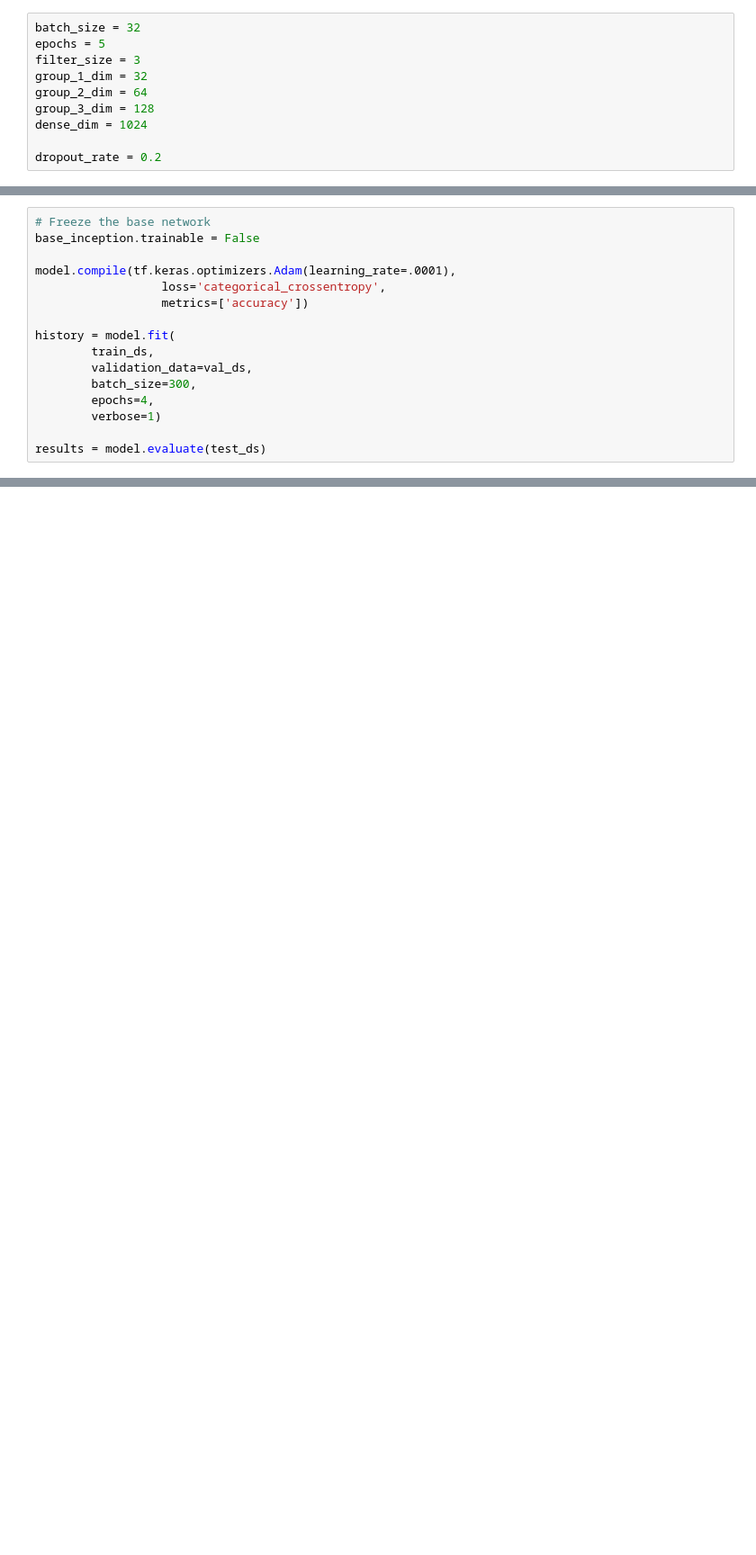
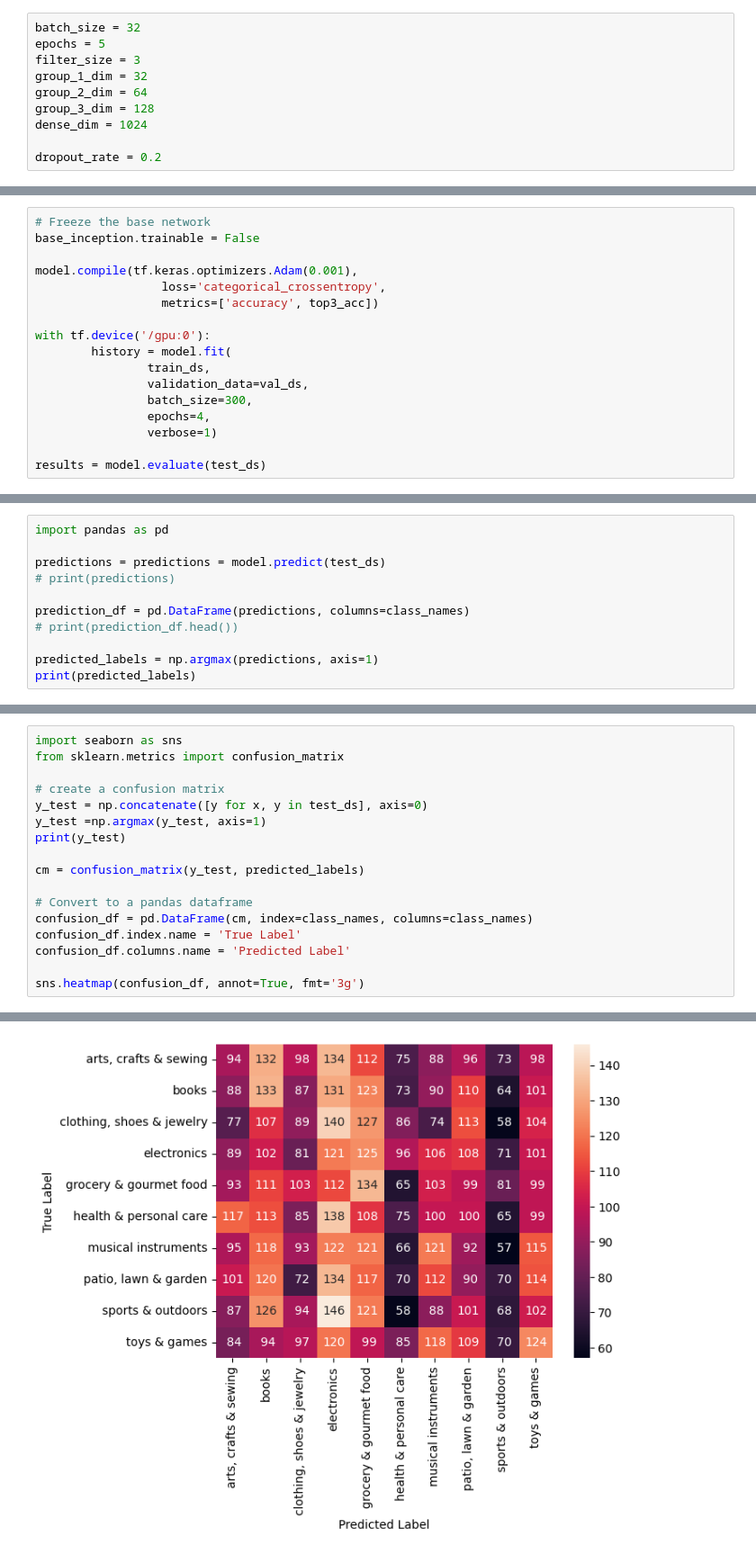
Before and after one commit to Ajzboss/amazon-product-classification, a Jupyter notebook: cifar10_gln.ipynb, the cells around one changed output, grey strips where cells are left out. Shown at 90% size. Saved outputs shown, nothing was run; the diff lists cells and outputs as text; blank space fills up the shorter version.

```diff
--- a/cifar10_gln.ipynb
+++ b/cifar10_gln.ipynb
@@ -93,16 +116,17 @@ model = Model(inputs=input_layer, outputs=output_layer)
 # Freeze the base network
 base_inception.trainable = False
 
-model.compile(tf.keras.optimizers.Adam(learning_rate=.0001),
+model.compile(tf.keras.optimizers.Adam(0.001),
                   loss='categorical_crossentropy',
-                  metrics=['accuracy'])
+                  metrics=['accuracy', top3_acc])
 
-history = model.fit(
-        train_ds,
-        validation_data=val_ds,
-        batch_size=300,
-        epochs=4,
-        verbose=1)
+with tf.device('/gpu:0'):
+        history = model.fit(
+                train_ds,
+                validation_data=val_ds,
+                batch_size=300,
+                epochs=4,
+                verbose=1)
 
 results = model.evaluate(test_ds)
 # %% [output]
@@ -139,0 +186,11 @@ KeyboardInterrupt:
+# %%
+import pandas as pd
+
+predictions = predictions = model.predict(test_ds)
+# print(predictions)
+
+prediction_df = pd.DataFrame(predictions, columns=class_names)
+# print(prediction_df.head())
+
+predicted_labels = np.argmax(predictions, axis=1)
+print(predicted_labels)
@@ -139,0 +199,18 @@ KeyboardInterrupt:
+# %%
+import seaborn as sns
+from sklearn.metrics import confusion_matrix
+
+# create a confusion matrix
+y_test = np.concatenate([y for x, y in test_ds], axis=0)
+y_test =np.argmax(y_test, axis=1)
+print(y_test)
+
+cm = confusion_matrix(y_test, predicted_labels)
+
+# Convert to a pandas dataframe
+confusion_df = pd.DataFrame(cm, index=class_names, columns=class_names)
+confusion_df.index.name = 'True Label'
+confusion_df.columns.name = 'Predicted Label'
+
+sns.heatmap(confusion_df, annot=True, fmt='3g')
+# %% [output]
@@ -139,0 +219 @@ KeyboardInterrupt:
+[figure, added]
```
Also changed, not shown: parts of 12 cells of this notebook, 5 other files.
